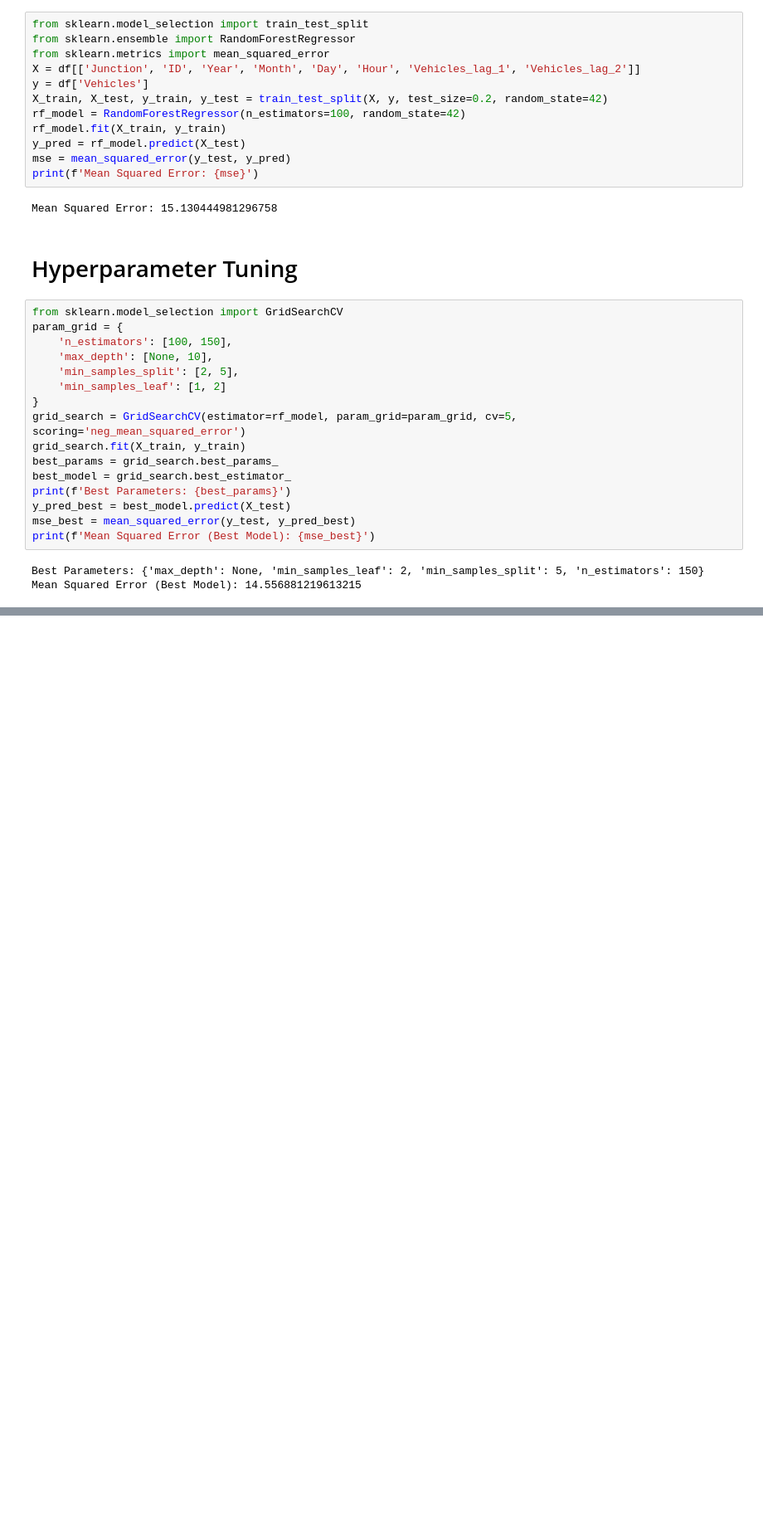
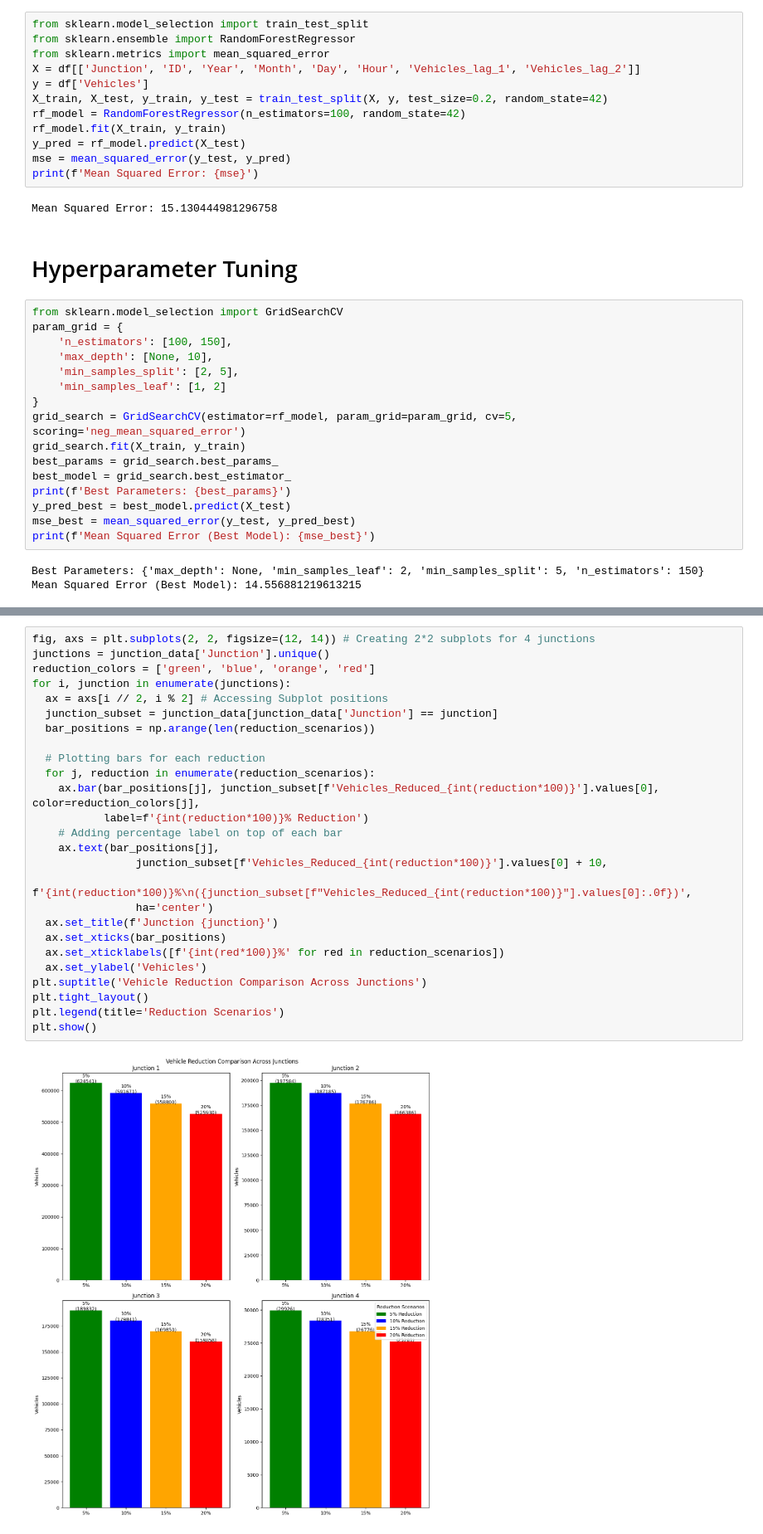
Before and after one commit to atishmukherjee/trafficManagementSystem, a Jupyter notebook: TrafficManagemnetSystem.ipynb, the cells around one changed output, grey strips where cells are left out. Shown at 83% size. Drawn from its saved outputs; the diff is of its cells as text; blank space fills up the shorter version.

```diff
--- a/TrafficManagemnetSystem.ipynb
+++ b/TrafficManagemnetSystem.ipynb
@@ -181,0 +181,28 @@ Mean Squared Error (Best Model): 14.556881219613215
+# %%
+fig, axs = plt.subplots(2, 2, figsize=(12, 14)) # Creating 2*2 subplots for 4 junctions
+junctions = junction_data['Junction'].unique()
+reduction_colors = ['green', 'blue', 'orange', 'red']
+for i, junction in enumerate(junctions):
+  ax = axs[i // 2, i % 2] # Accessing Subplot positions
+  junction_subset = junction_data[junction_data['Junction'] == junction]
+  bar_positions = np.arange(len(reduction_scenarios))
+
+  # Plotting bars for each reduction
+  for j, reduction in enumerate(reduction_scenarios):
+    ax.bar(bar_positions[j], junction_subset[f'Vehicles_Reduced_{int(reduction*100)}'].values[0], color=reduction_colors[j],
+           label=f'{int(reduction*100)}% Reduction')
+    # Adding percentage label on top of each bar
+    ax.text(bar_positions[j],
+                junction_subset[f'Vehicles_Reduced_{int(reduction*100)}'].values[0] + 10,
+                f'{int(reduction*100)}%\n({junction_subset[f"Vehicles_Reduced_{int(reduction*100)}"].values[0]:.0f})',
+                ha='center')
+  ax.set_title(f'Junction {junction}')
+  ax.set_xticks(bar_positions)
+  ax.set_xticklabels([f'{int(red*100)}%' for red in reduction_scenarios])
+  ax.set_ylabel('Vehicles')
+plt.suptitle('Vehicle Reduction Comparison Across Junctions')
+plt.tight_layout()
+plt.legend(title='Reduction Scenarios')
+plt.show()
+# %% [output]
+[figure, added]
```
Also changed, not shown: parts of 15 cells of this notebook.
